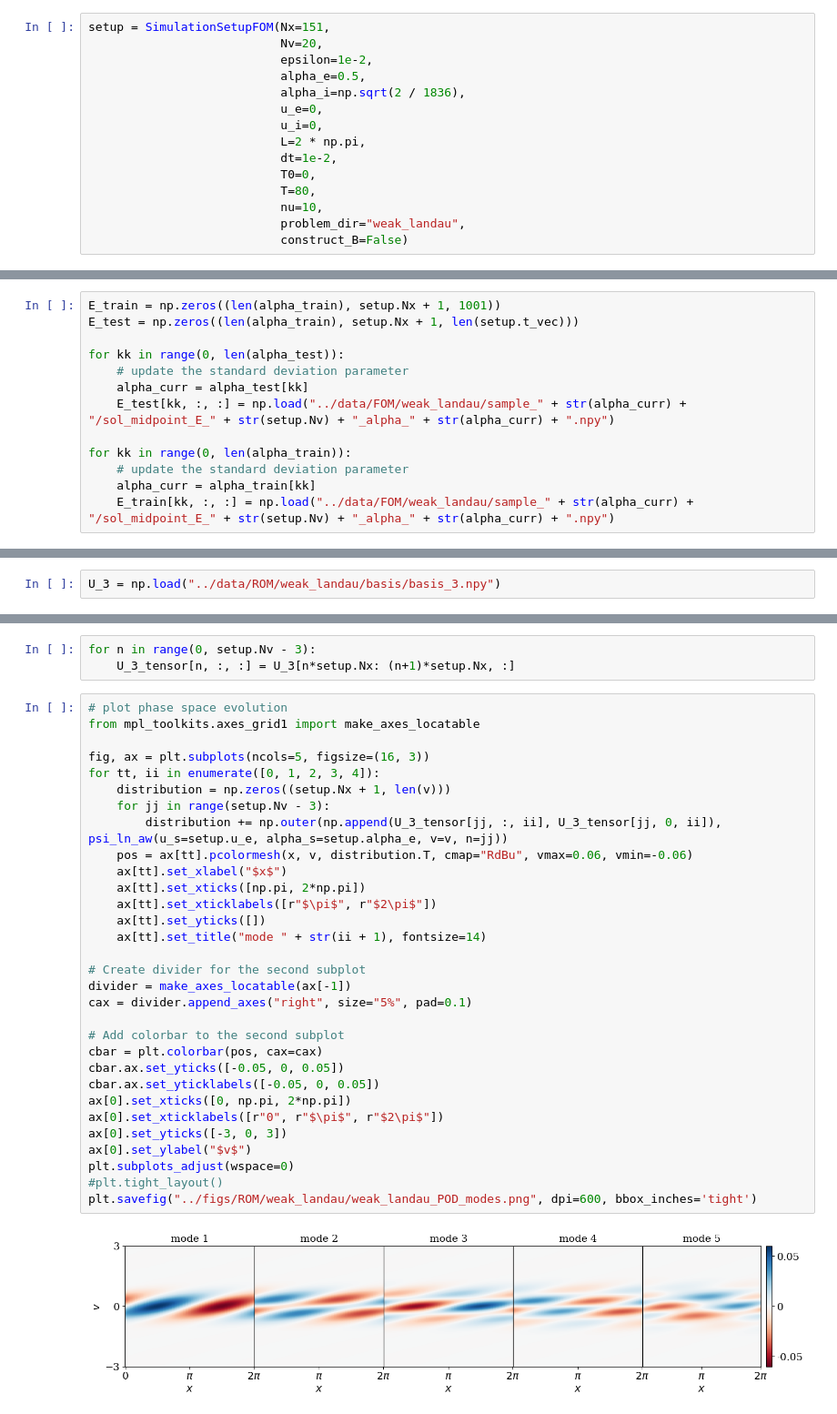
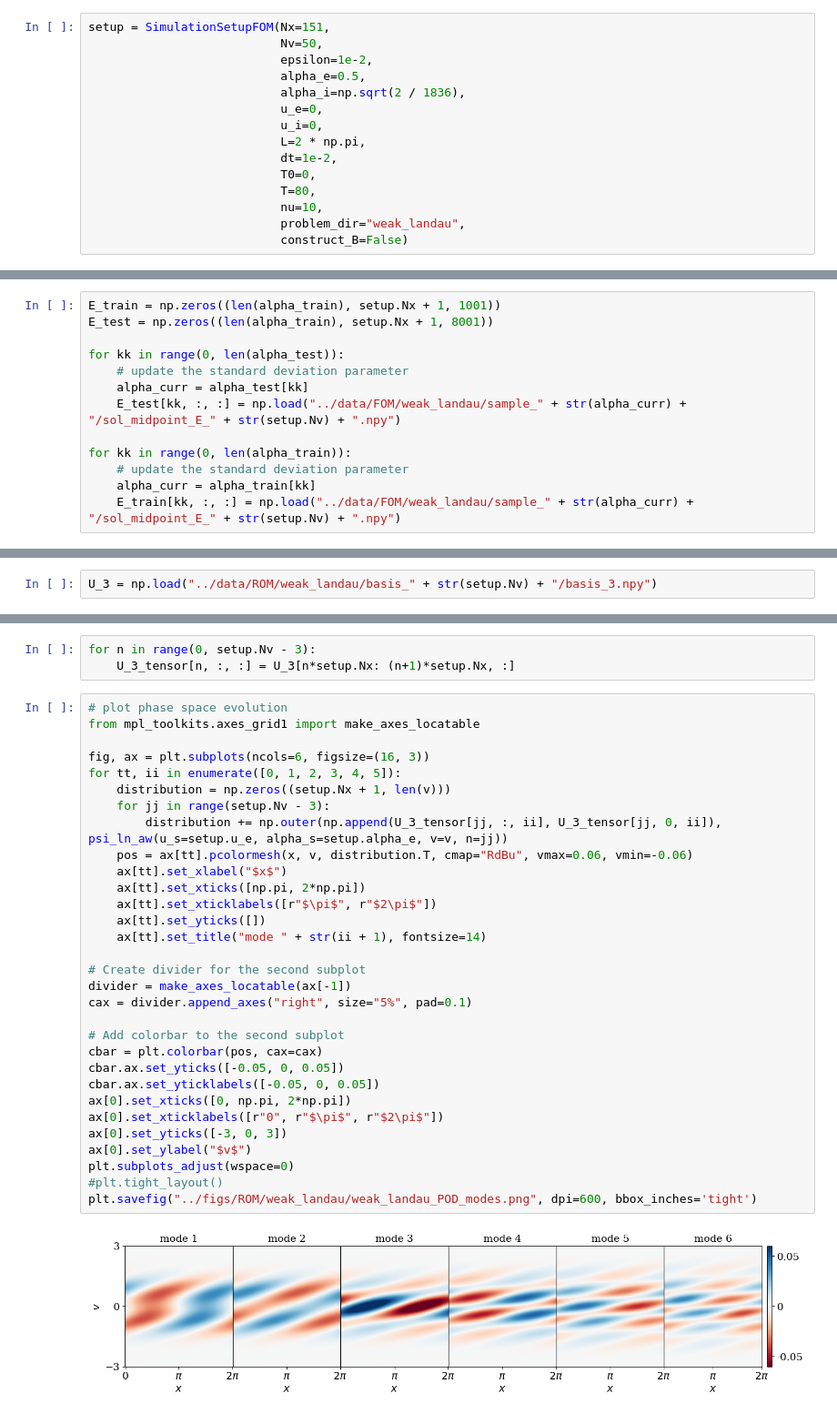
Before and after one commit to opaliss/HermiteFD-ROM, a Jupyter notebook: FOM/weak_landau_damping_FOM.ipynb, the cells around one changed output, grey strips where cells are left out. Shown at 91% size. Saved outputs shown, nothing was run; the diff lists cells and outputs as text.

```diff
--- a/FOM/weak_landau_damping_FOM.ipynb
+++ b/FOM/weak_landau_damping_FOM.ipynb
@@ -22,7 +22,7 @@ matplotlib.rc('ytick', labelsize=14)
 # weak Landau damping FOM
 # %%
 setup = SimulationSetupFOM(Nx=151,
-                           Nv=20,
+                           Nv=50,
                            epsilon=1e-2,
                            alpha_e=0.5,
                            alpha_i=np.sqrt(2 / 1836),
@@ -246,17 +247,17 @@ colors_train = plt.cm.viridis(np.linspace(0,1,len(alpha_train)))
 colors_test = plt.cm.viridis(np.linspace(0,1,len(alpha_test)))
 # %%
 E_train = np.zeros((len(alpha_train), setup.Nx + 1, 1001))
-E_test = np.zeros((len(alpha_train), setup.Nx + 1, len(setup.t_vec)))
+E_test = np.zeros((len(alpha_train), setup.Nx + 1, 8001))
 
 for kk in range(0, len(alpha_test)):
     # update the standard deviation parameter
     alpha_curr = alpha_test[kk]
-    E_test[kk, :, :] = np.load("../data/FOM/weak_landau/sample_" + str(alpha_curr) + "/sol_midpoint_E_" + str(setup.Nv) + "_alpha_" + str(alpha_curr) + ".npy")
+    E_test[kk, :, :] = np.load("../data/FOM/weak_landau/sample_" + str(alpha_curr) + "/sol_midpoint_E_" + str(setup.Nv) + ".npy")
 
 for kk in range(0, len(alpha_train)):
     # update the standard deviation parameter
     alpha_curr = alpha_train[kk]
-    E_train[kk, :, :] = np.load("../data/FOM/weak_landau/sample_" + str(alpha_curr) + "/sol_midpoint_E_" + str(setup.Nv) + "_alpha_" + str(alpha_curr) + ".npy")
+    E_train[kk, :, :] = np.load("../data/FOM/weak_landau/sample_" + str(alpha_curr) + "/sol_midpoint_E_" + str(setup.Nv) + ".npy")
 # %%
 # plot the electric field damping rate
 fig, ax = plt.subplots(figsize=(6, 4))
@@ -384,5 +381,5 @@ plt.savefig("../figs/ROM/weak_landau/singular_value_decay_weak_landau.png", dpi=
 # %%
-U_3 = np.load("../data/ROM/weak_landau/basis/basis_3.npy")
+U_3 = np.load("../data/ROM/weak_landau/basis_" + str(setup.Nv) + "/basis_3.npy")
 # %%
 U_3_tensor = np.zeros((setup.Nv - 3, setup.Nx, np.shape(U_3)[-1]))
 # %%
@@ -391,33 +388,33 @@ for n in range(0, setup.Nv - 3):
 # %%
 # plot phase space evolution
 from mpl_toolkits.axes_grid1 import make_axes_locatable
 
-fig, ax = plt.subplots(ncols=5, figsize=(16, 3))
-for tt, ii in enumerate([0, 1, 2, 3, 4]):
+fig, ax = plt.subplots(ncols=6, figsize=(16, 3))
+for tt, ii in enumerate([0, 1, 2, 3, 4, 5]):
     distribution = np.zeros((setup.Nx + 1, len(v)))
     for jj in range(setup.Nv - 3):
         distribution += np.outer(np.append(U_3_tensor[jj, :, ii], U_3_tensor[jj, 0, ii]), psi_ln_aw(u_s=setup.u_e, alpha_s=setup.alpha_e, v=v, n=jj))
     pos = ax[tt].pcolormesh(x, v, distribution.T, cmap="RdBu", vmax=0.06, vmin=-0.06)
     ax[tt].set_xlabel("$x$")
     ax[tt].set_xticks([np.pi, 2*np.pi])
     ax[tt].set_xticklabels([r"$\pi$", r"$2\pi$"])
     ax[tt].set_yticks([])
     ax[tt].set_title("mode " + str(ii + 1), fontsize=14)
 
 # Create divider for the second subplot
 divider = make_axes_locatable(ax[-1])
 cax = divider.append_axes("right", size="5%", pad=0.1)
 
 # Add colorbar to the second subplot
 cbar = plt.colorbar(pos, cax=cax)
 cbar.ax.set_yticks([-0.05, 0, 0.05])
 cbar.ax.set_yticklabels([-0.05, 0, 0.05])
 ax[0].set_xticks([0, np.pi, 2*np.pi])
 ax[0].set_xticklabels([r"0", r"$\pi$", r"$2\pi$"])
 ax[0].set_yticks([-3, 0, 3])
 ax[0].set_ylabel("$v$")
 plt.subplots_adjust(wspace=0)
 #plt.tight_layout()
 plt.savefig("../figs/ROM/weak_landau/weak_landau_POD_modes.png", dpi=600, bbox_inches='tight')
 # %% [output]
-[figure, old version]
+[figure, new version]
```
Also changed, not shown: parts of 19 cells of this notebook, 10 other files.
